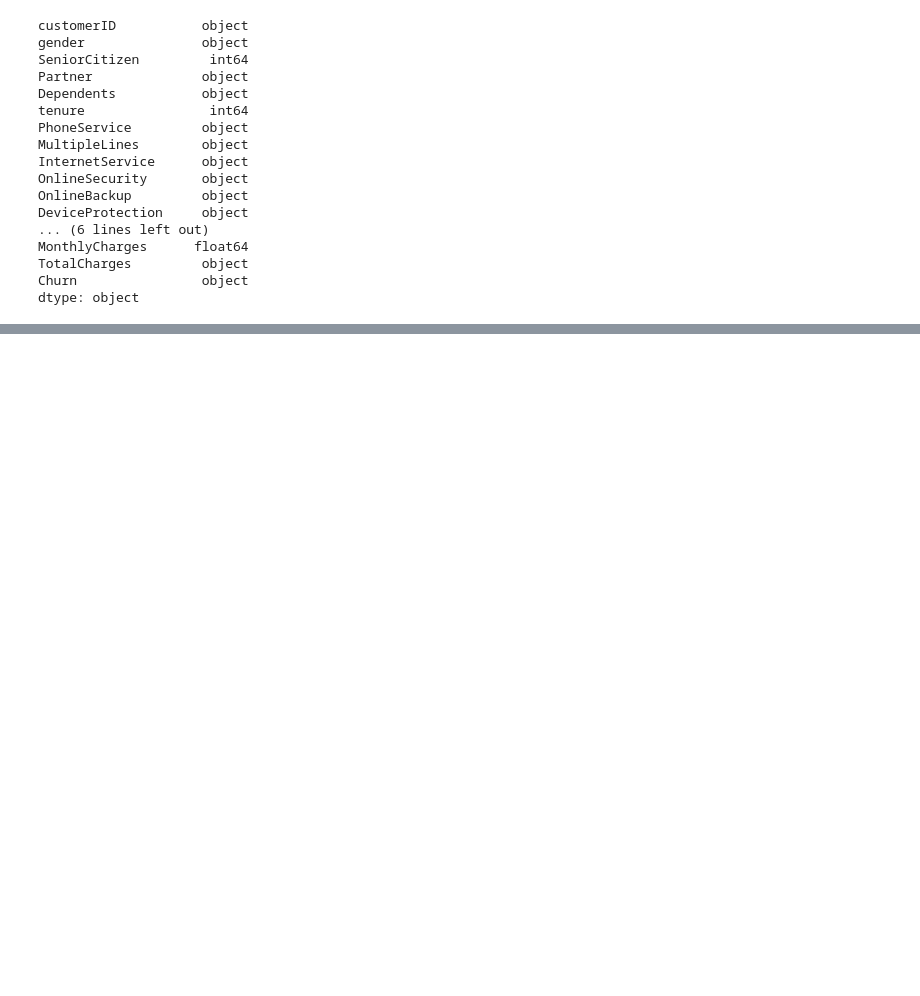
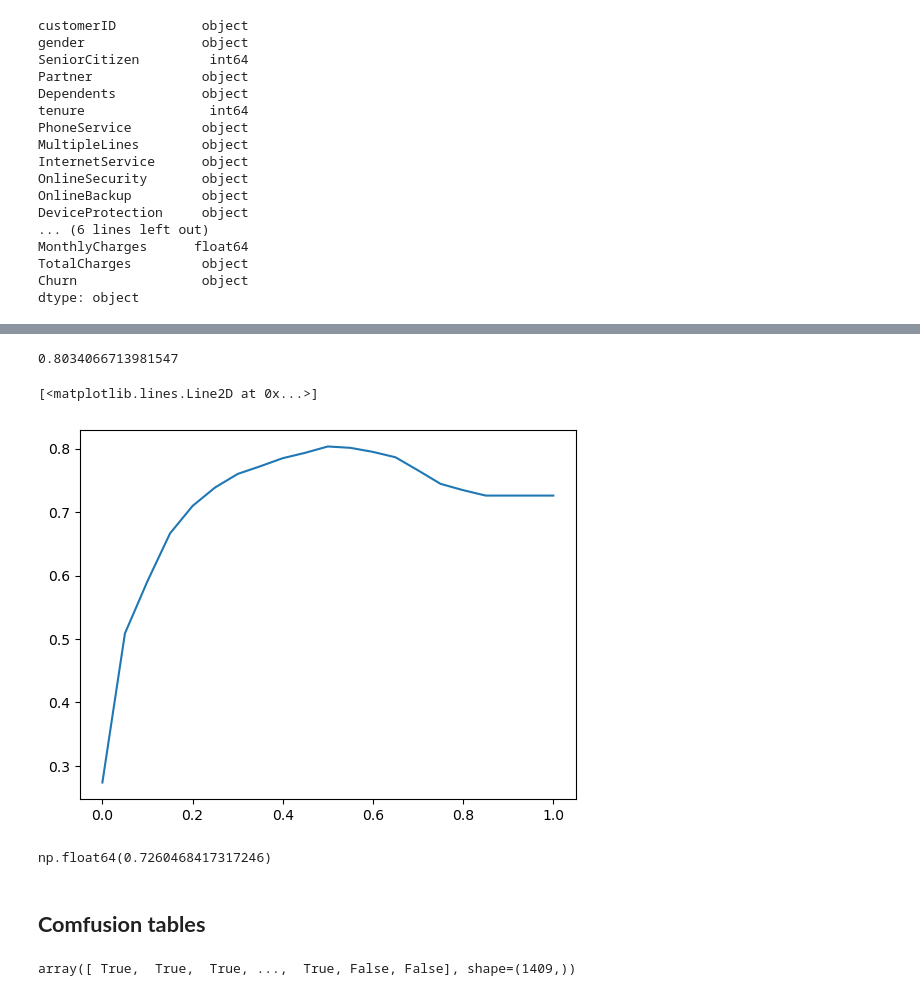
Before and after one commit to ePaddyy/machine_learning_zoomcamp, a Jupyter notebook: regression/churn_prediction.ipynb, the cells around one changed output, grey strips where cells are left out. Saved outputs shown, nothing was run; the diff lists cells and outputs as text; code cells hidden in the pictures; blank space fills up the shorter version.

```diff
--- a/regression/churn_prediction.ipynb
+++ b/regression/churn_prediction.ipynb
@@ -45,0 +755,6 @@ for c in categorical_columns:
+# %%
+dicts_test = df_test[categorical + numerical].to_dict(orient = 'records')
+# %%
+X_test = dv.transform(dicts_test)
+# %%
+y_pred = model.predict_proba(X_test)[:, 1]
@@ -45,0 +845,10 @@ for c in categorical_columns:
+# %%
+threshold = np.linspace(0, 1, 21)
+
+scores = []
+
+for t in threshold:
+    churn_decision = (y_pred >= t)
+    score = (y_val == churn_decision).mean()
+    print('%.2f %.3f' % (t, score))
+    scores.append(score)
@@ -45,0 +875,17 @@ for c in categorical_columns:
+# %%
+accuracy_score(y_val, y_pred >= 0.5)
+# %% [output]
+0.8034066713981547
+# %%
+plt.plot(threshold, scores)
+# %% [output]
+[<matplotlib.lines.Line2D at 0x...>]
+[figure, added]
+# %%
+1 - y_val.mean(
+
+)
+# %% [output]
+np.float64(0.7260468417317246)
+# %% [markdown]
+## **Comfusion tables**
@@ -45,0 +899,4 @@ for c in categorical_columns:
+# %%
+predict_negative
+# %% [output]
+array([ True,  True,  True, ...,  True, False, False], shape=(1409,))
```
Also changed, not shown: parts of 195 cells of this notebook, 3 other files.
